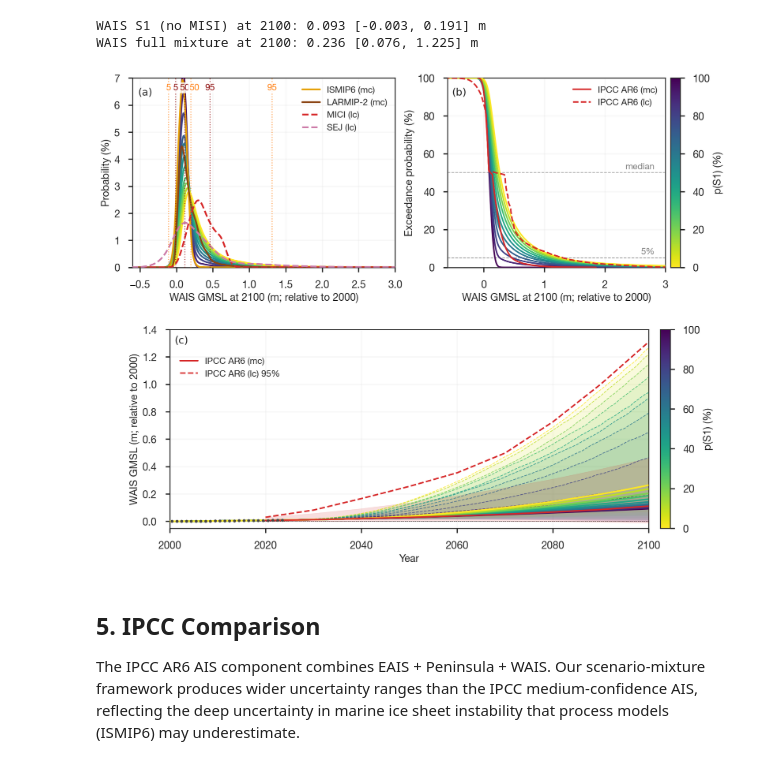
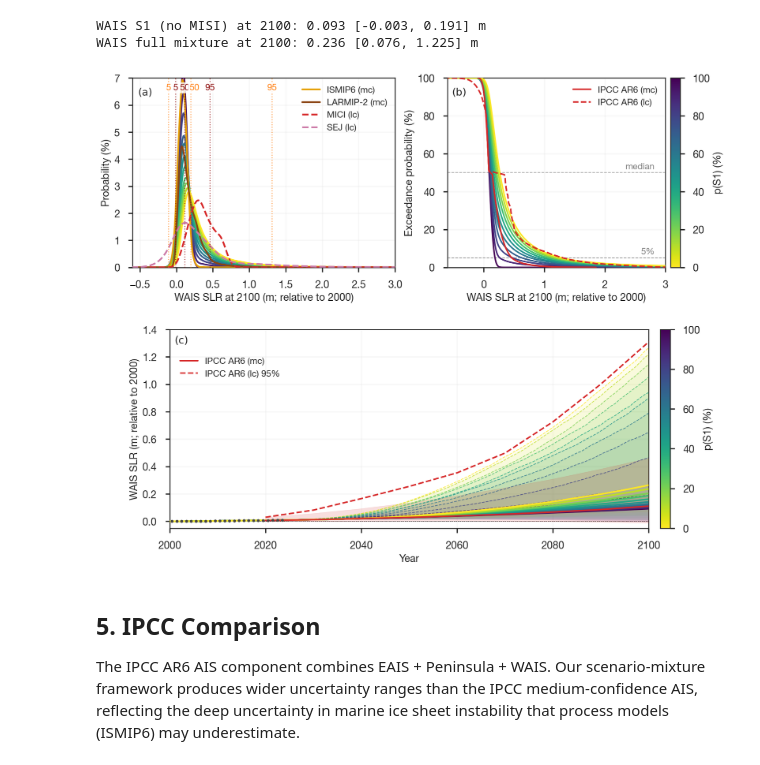
Before and after one commit to bminchew/GMSLR_forecast_v1, a Jupyter notebook: slr_forecast/notebooks/component_wais.ipynb, the cells around one changed output. Drawn from its saved outputs; the diff is of its cells as text; code cells hidden in the pictures.

```diff
--- a/slr_forecast/notebooks/component_wais.ipynb
+++ b/slr_forecast/notebooks/component_wais.ipynb
@@ -1164,7 +1164,7 @@ ax_pdf = fig.add_subplot(gs[0, 0])
 ax_exc = fig.add_subplot(gs[0, 1])
 ax_proj = fig.add_subplot(gs[1, :])
 
-xlabel = 'WAIS GMSL at 2100 (m; relative to 2000)'
+xlabel = 'WAIS SLR at 2100 (m; relative to 2000)'
 xlim = (-0.6, 3.0)
 
 # KDE x range, from the union of all series shown.
@@ -1354,7 +1354,7 @@ if ipcc_low_proj is not None:
                  ls='--', label='IPCC AR6 (lc) 95%', zorder=35)
 
 ax_proj.set_xlabel('Year', fontsize=LABEL_FONTSIZE)
-ax_proj.set_ylabel('WAIS GMSL (m; relative to 2000)', fontsize=LABEL_FONTSIZE)
+ax_proj.set_ylabel('WAIS SLR (m; relative to 2000)', fontsize=LABEL_FONTSIZE)
 ax_proj.set_xlim(2000, 2100)
 ax_proj.set_ylim(-0.05, 1.4)
 ax_proj.axhline(0, color='k', lw=0.5, ls='--')
@@ -1363,34 +1363,34 @@ ax_proj.tick_params(labelsize=LABEL_FONTSIZE)
 ax_proj.legend(fontsize=LEGEND_FONTSIZE, loc='upper left',
                bbox_to_anchor=(0.005, 0.90)).set_zorder(50)
 ax_proj.text(0.01, 0.97, '(c)', transform=ax_proj.transAxes, fontsize=LABEL_FONTSIZE,
              family='DejaVu Sans', va='top', ha='left', zorder=40,
              bbox=dict(boxstyle='round,pad=0.2', facecolor='white', edgecolor='none', alpha=0.85))
 
 # Colorbar for panel (c) (same p(S1) -> viridis mapping as (a)/(b), shown
 # separately since it sits on its own row).
 _sweep_sm_c = plt.cm.ScalarMappable(cmap=_sweep_cmap, norm=mcolors.Normalize(vmin=0.0, vmax=1.0))
 _sweep_sm_c.set_array([])
 _cbar_c = fig.colorbar(_sweep_sm_c, ax=ax_proj, pad=0.02)
 _cbar_c.set_label('p(S1) (%)', fontsize=LABEL_FONTSIZE)
 _cbar_c.ax.tick_params(labelsize=LABEL_FONTSIZE)
 _cbar_c.ax.yaxis.set_major_formatter(mticker.PercentFormatter(xmax=1.0, decimals=0, symbol=''))
 
 plt.tight_layout()
 
 # Shift panel (c) -- and its colorbar -- 50 pts to the right.
 _dx_fig = (50 / 72) / fig.get_figwidth()
 _pos_proj = ax_proj.get_position()
 ax_proj.set_position([_pos_proj.x0 + _dx_fig, _pos_proj.y0,
                        _pos_proj.width, _pos_proj.height])
 _pos_cbar_c = _cbar_c.ax.get_position()
 _cbar_c.ax.set_position([_pos_cbar_c.x0 + _dx_fig, _pos_cbar_c.y0,
                           _pos_cbar_c.width, _pos_cbar_c.height])
 
 plt.savefig(f'{FIG_DIR}/component_wais_pdf_exceedance_ipcc_p_s1_sweep.png',
             dpi=150, bbox_inches='tight')
 plt.show()
 # %% [output]
-[figure, old version]
+[figure, new version]
 # %% [markdown]
 ## 5. IPCC Comparison
 
```
Also changed, not shown: parts of 2 cells of this notebook, 2 other files.
